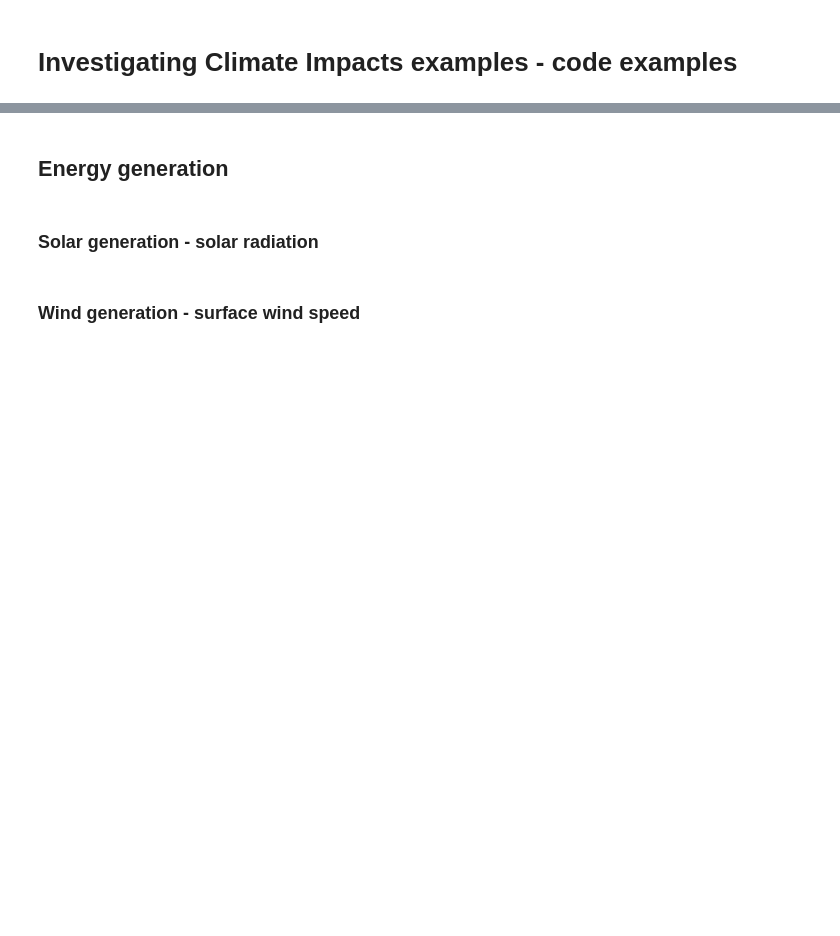
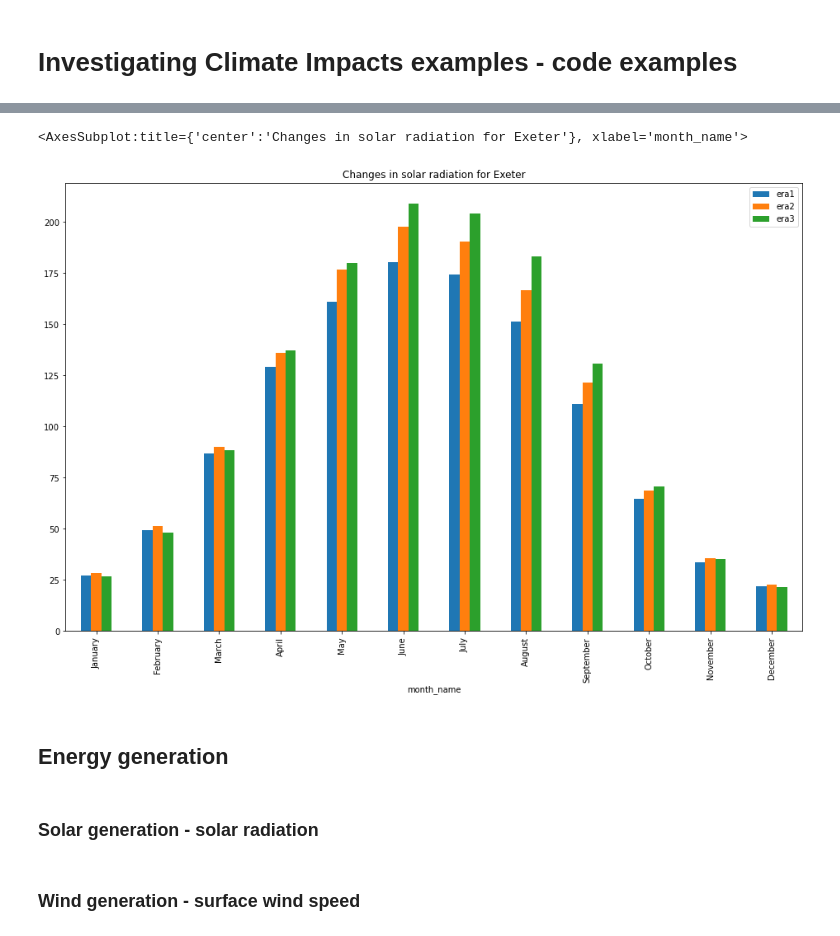
Before and after one commit to informatics-lab/UsingClimateData, a Jupyter notebook: 03_climate_change_impact_examples.ipynb, the cells around one changed output, grey strips where cells are left out. Drawn from its saved outputs; the diff is of its cells as text; code cells hidden in the pictures; blank space fills up the shorter version.

```diff
--- a/03_climate_change_impact_examples.ipynb
+++ b/03_climate_change_impact_examples.ipynb
@@ -3,3 +56,11 @@
+# %%
+monthly_averages_exeter = pandas.DataFrame({era_name: ensm_datasets['exeter','rss',era_name].groupby('month').mean().mean(axis=1) for era_name in era_range_list.keys()})
+monthly_averages_exeter['month_name'] = [calendar.month_name[ix1] for ix1 in monthly_averages_exeter.index]
+# %%
+monthly_averages_exeter.plot.bar(x='month_name', figsize=(16,10), title='Changes in solar radiation for Exeter')
+# %% [output]
+<AxesSubplot:title={'center':'Changes in solar radiation for Exeter'}, xlabel='month_name'>
+[figure, added]
 # %% [markdown]
 ## Energy generation
 # %% [markdown]
```
Also changed, not shown: parts of 11 cells of this notebook.
